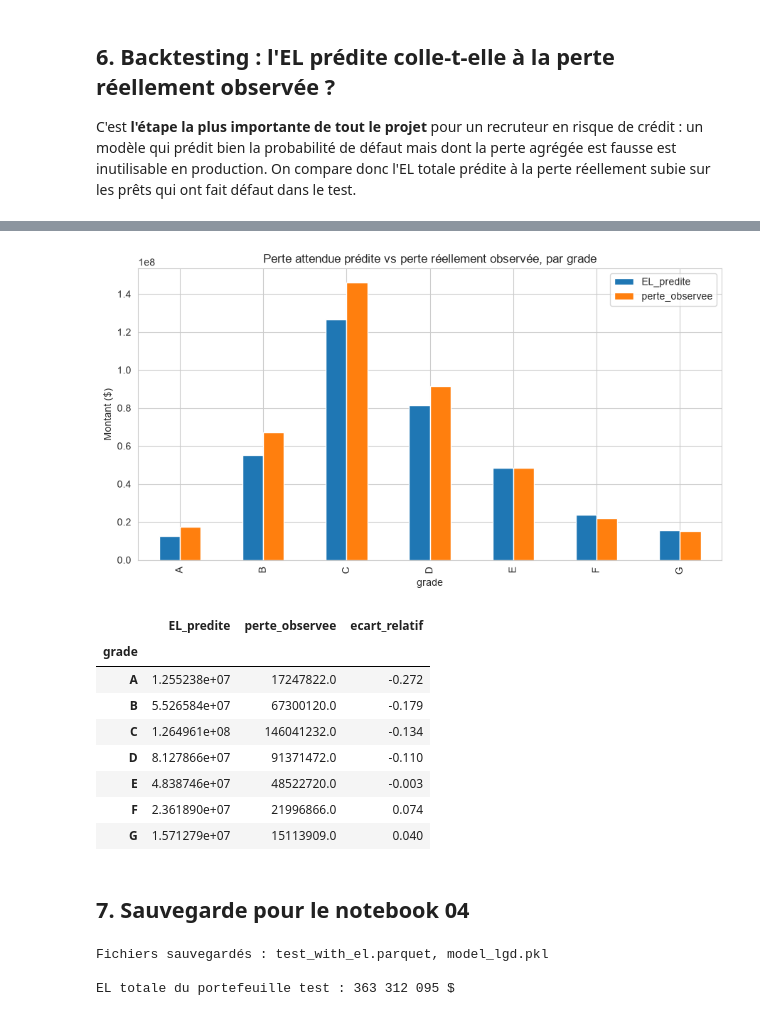
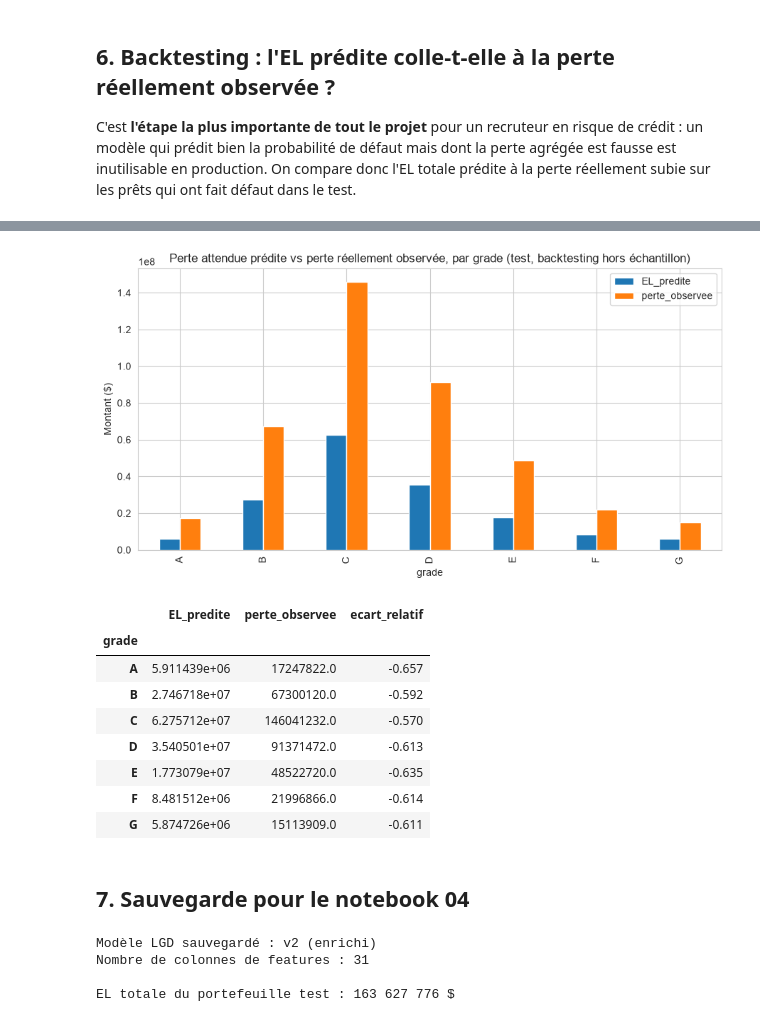
Before and after one commit to cmadjaninyedo/03-credit-risk-scoring, a Jupyter notebook: notebooks/03_lgd_ead_perte_attendue.ipynb, the cells around one changed output, grey strips where cells are left out. Cells and saved outputs as stored; diff of their text form; code cells hidden in the pictures.

```diff
--- a/notebooks/03_lgd_ead_perte_attendue.ipynb
+++ b/notebooks/03_lgd_ead_perte_attendue.ipynb
@@ -318,13 +312,13 @@ grade_G        -0.2854      0.262     -1.091      0.275      -0.798       0.227
 ===============================================================================
 # %%
-defaulted["lgd_predicted"] = lgd_model.predict(X_lgd)
+train_defaulted["lgd_predicted"] = lgd_model.predict(X_lgd)
 
-comparison = defaulted.groupby("grade", observed=True).agg(
+comparison = train_defaulted.groupby("grade", observed=True).agg(
     lgd_empirique=("lgd_empirical", "mean"),
     lgd_predite=("lgd_predicted", "mean"),
     n_prets=("lgd_empirical", "count"),
 ).round(4)
 
-print("Comparaison LGD empirique vs prédite, par grade :")
+print("Comparaison LGD empirique vs prédite, par grade (train — en échantillon, diagnostic uniquement) :")
 comparison
 # %% [output]
@@ -487,8 +530,8 @@ Cette simplification est une hypothèse assumée explicitement dans les
 limites du projet; en pratique, une banque utiliserait un modèle d'EAD plus
 fin tenant compte de l'amortissement déjà effectué au moment de l'évaluation.
 # %%
-test["ead_estimate"] = test["funded_amnt"]
+test["ead_estimate_v1"] = test["funded_amnt"]
 
-print("EAD estimée (portefeuille test) :")
-print(test["ead_estimate"].describe())
+print("EAD estimée (portefeuille test, version 1 — montant financé) :")
+print(test["ead_estimate_v1"].describe())
 # %% [output]
@@ -681,15 +701,10 @@ fait défaut dans le test.
 # %%
 total_el_predicted = test["expected_loss"].sum()
 
-# Perte réellement observée : uniquement sur les prêts en défaut
-defaulted_full = test[test["default"] == 1].copy()
-defaulted_full["ead_empirical"] = (
-    defaulted_full["funded_amnt"] - defaulted_full["total_rec_prncp"]
-).clip(lower=1)
-defaulted_full["loss_amount"] = (
-    defaulted_full["funded_amnt"] - defaulted_full["total_pymnt"] + defaulted_full["collection_recovery_fee"]
-)
-total_loss_observed = defaulted_full["loss_amount"].sum()
+# Perte réellement observée — jamais utilisée jusqu'ici dans ce notebook,
+# calculée maintenant pour la première et unique fois sur le test.
+test_defaulted = build_lgd_empirique(test)
+total_loss_observed = test_defaulted["loss_amount"].sum()
 
 print(f"Perte attendue totale (EL prédite)     : {total_el_predicted:,.0f} $".replace(",", " "))
 print(f"Perte totale réellement observée        : {total_loss_observed:,.0f} $".replace(",", " "))
@@ -700,0 +716,16 @@ Perte totale réellement observée        : 407 594 144 $
+# %%
+print("Délai moyen avant défaut (mois) :")
+print(f"  Train (calibration, ≤2015) : {train_defaulted['months_on_book_default'].mean():.2f}")
+
+test_defaulted["months_on_book_default"] = (
+    (test_defaulted["last_pymnt_d"] - test_defaulted["issue_d"]).dt.days / 30.44
+).clip(lower=0)
+print(f"  Test (défauts réels, 2017)  : {test_defaulted['months_on_book_default'].mean():.2f}")
+
+print("\nPar grade :")
+comparaison_delai = pd.DataFrame({
+    "train": train_defaulted.groupby("grade", observed=True)["months_on_book_default"].mean(),
+    "test_reel": test_defaulted.groupby("grade", observed=True)["months_on_book_default"].mean(),
+})
+comparaison_delai["ecart"] = comparaison_delai["test_reel"] - comparaison_delai["train"]
+print(comparaison_delai)
@@ -701,44 +747,52 @@ Perte totale réellement observée        : 407 594 144 $
 # %%
 # Comparaison par segment (grade) : où le modèle est-il le plus fiable ?
 el_by_grade = test.groupby("grade", observed=True)["expected_loss"].sum()
-loss_by_grade = defaulted_full.groupby("grade", observed=True)["loss_amount"].sum()
+loss_by_grade = test_defaulted.groupby("grade", observed=True)["loss_amount"].sum()
 
 backtest = pd.DataFrame({
     "EL_predite": el_by_grade,
     "perte_observee": loss_by_grade,
 }).fillna(0)
 backtest["ecart_relatif"] = (backtest["EL_predite"] - backtest["perte_observee"]) / backtest["perte_observee"]
 
 fig, ax = plt.subplots(figsize=(9, 5))
 backtest[["EL_predite", "perte_observee"]].plot(kind="bar", ax=ax)
-ax.set_title("Perte attendue prédite vs perte réellement observée, par grade")
+ax.set_title("Perte attendue prédite vs perte réellement observée, par grade (test, backtesting hors échantillon)")
 ax.set_ylabel("Montant ($)")
 plt.tight_layout()
 plt.savefig("../reports/figures/03_backtest_by_grade.png", dpi=150)
 plt.show()
 
 backtest.round(3)
 # %% [output]
-[figure, old version]
+[figure, new version]
 |  | EL_predite | perte_observee | ecart_relatif |
 | grade |  |  |  |
-| A | 1.255238e+07 | 17247822.0 | -0.272 |
-| B | 5.526584e+07 | 67300120.0 | -0.179 |
-| C | 1.264961e+08 | 146041232.0 | -0.134 |
-| D | 8.127866e+07 | 91371472.0 | -0.110 |
-| E | 4.838746e+07 | 48522720.0 | -0.003 |
-| F | 2.361890e+07 | 21996866.0 | 0.074 |
-| G | 1.571279e+07 | 15113909.0 | 0.040 |
+| A | 5.911439e+06 | 17247822.0 | -0.657 |
+| B | 2.746718e+07 | 67300120.0 | -0.592 |
+| C | 6.275712e+07 | 146041232.0 | -0.570 |
+| D | 3.540501e+07 | 91371472.0 | -0.613 |
+| E | 1.773079e+07 | 48522720.0 | -0.635 |
+| F | 8.481512e+06 | 21996866.0 | -0.614 |
+| G | 5.874726e+06 | 15113909.0 | -0.611 |
 # %% [markdown]
 ## 7. Sauvegarde pour le notebook 04
 # %%
 test.to_parquet("../data/processed/test_with_el.parquet", index=False)
+
 import joblib
-joblib.dump(lgd_model, "../reports/model_lgd.pkl")
+joblib.dump(lgd_final_model, "../reports/model_lgd.pkl")
+joblib.dump(list(X_test_portfolio.columns), "../reports/feature_columns_lgd.pkl")
+if median_fill is not None:
+    joblib.dump(median_fill, "../reports/feature_medians_lgd.pkl")
+else:
+    joblib.dump(X_lgd.drop(columns=["const"]).median(numeric_only=True), "../reports/feature_medians_lgd.pkl")
 
-print("Fichiers sauvegardés : test_with_el.parquet, model_lgd.pkl")
+print(f"Modèle LGD sauvegardé : {lgd_final_name}")
+print(f"Nombre de colonnes de features : {len(X_test_portfolio.columns)}")
 print(f"\nEL totale du portefeuille test : {total_el_predicted:,.0f} $".replace(",", " "))
 # %% [output]
-Fichiers sauvegardés : test_with_el.parquet, model_lgd.pkl
+Modèle LGD sauvegardé : v2 (enrichi)
+Nombre de colonnes de features : 31
 
-EL totale du portefeuille test : 363 312 095 $
+EL totale du portefeuille test : 163 627 776 $
```
Also changed, not shown: parts of 40 cells of this notebook, 22 other files.
